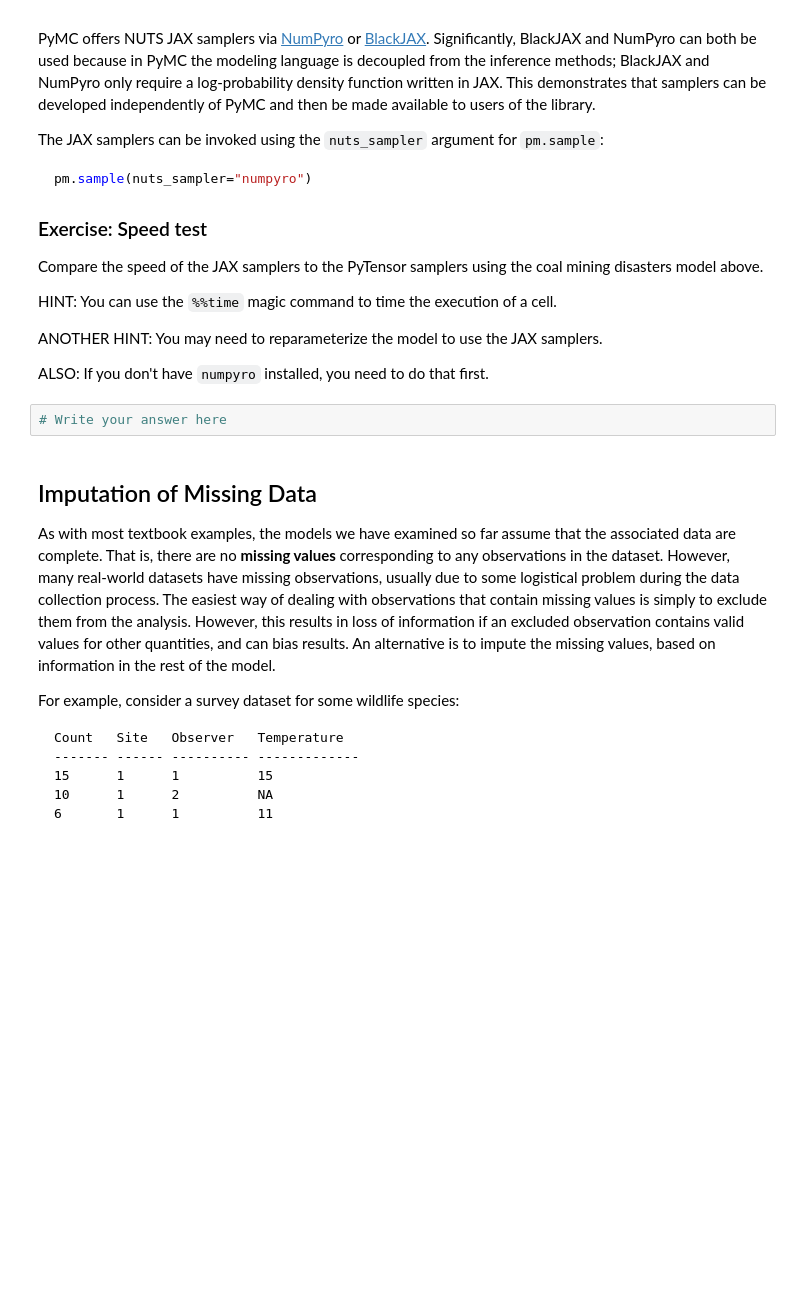
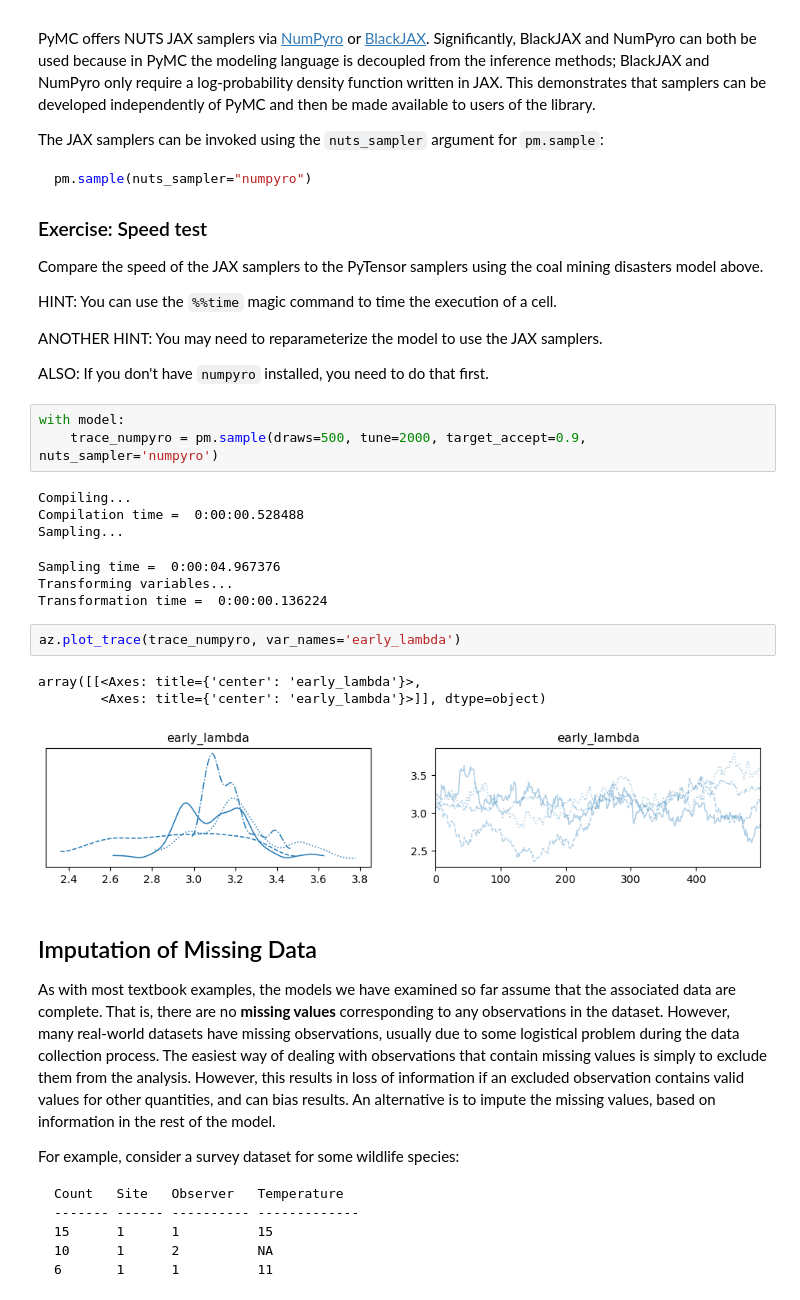
Before and after one commit to fonnesbeck/bayes_course_dec_2023, a Jupyter notebook: notebooks/Section2_2-Model_Building_with_PyMC.ipynb, the cells around one changed output. Cells and saved outputs as stored; diff of their text form; blank space fills up the shorter version.

```diff
--- a/notebooks/Section2_2-Model_Building_with_PyMC.ipynb
+++ b/notebooks/Section2_2-Model_Building_with_PyMC.ipynb
@@ -658,8 +842,22 @@ HINT: You can use the `%%time` magic command to time the execution of a cell.
 ANOTHER HINT: You may need to reparameterize the model to use the JAX samplers.
 
 ALSO: If you don't have `numpyro` installed, you need to do that first.
-# %%
-# Write your answer here
+# %%
+with model:
+    trace_numpyro = pm.sample(draws=500, tune=2000, target_accept=0.9, nuts_sampler='numpyro')
+# %% [output]
+Compiling...
+Compilation time =  0:00:00.528488
+Sampling...
+Sampling time =  0:00:04.967376
+Transforming variables...
+Transformation time =  0:00:00.136224
+# %%
+az.plot_trace(trace_numpyro, var_names='early_lambda')
+# %% [output]
+array([[<Axes: title={'center': 'early_lambda'}>,
+        <Axes: title={'center': 'early_lambda'}>]], dtype=object)
+[figure, added]
 # %% [markdown]
 ## Imputation of Missing Data
 
```
Also changed, not shown: parts of 38 cells of this notebook.
